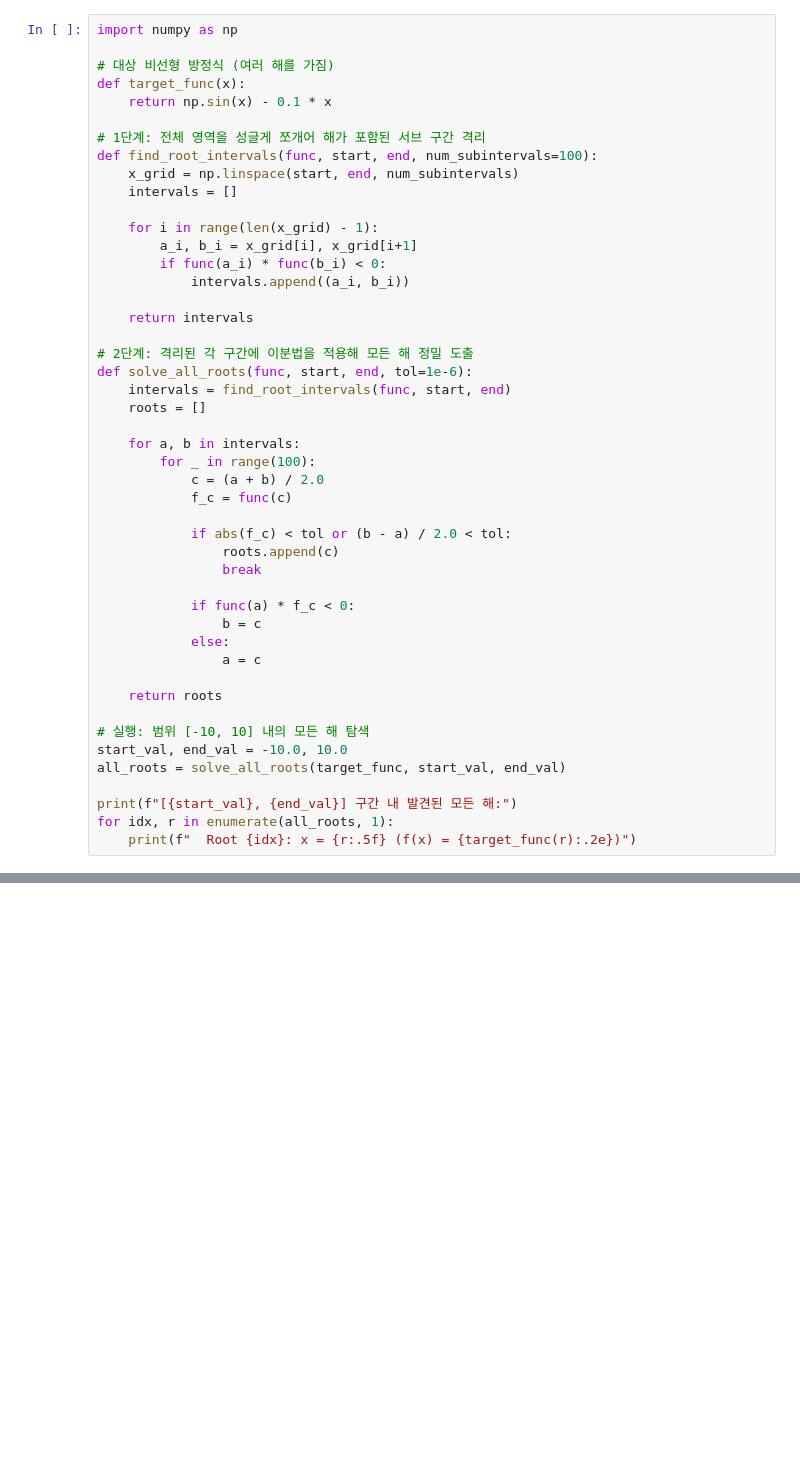
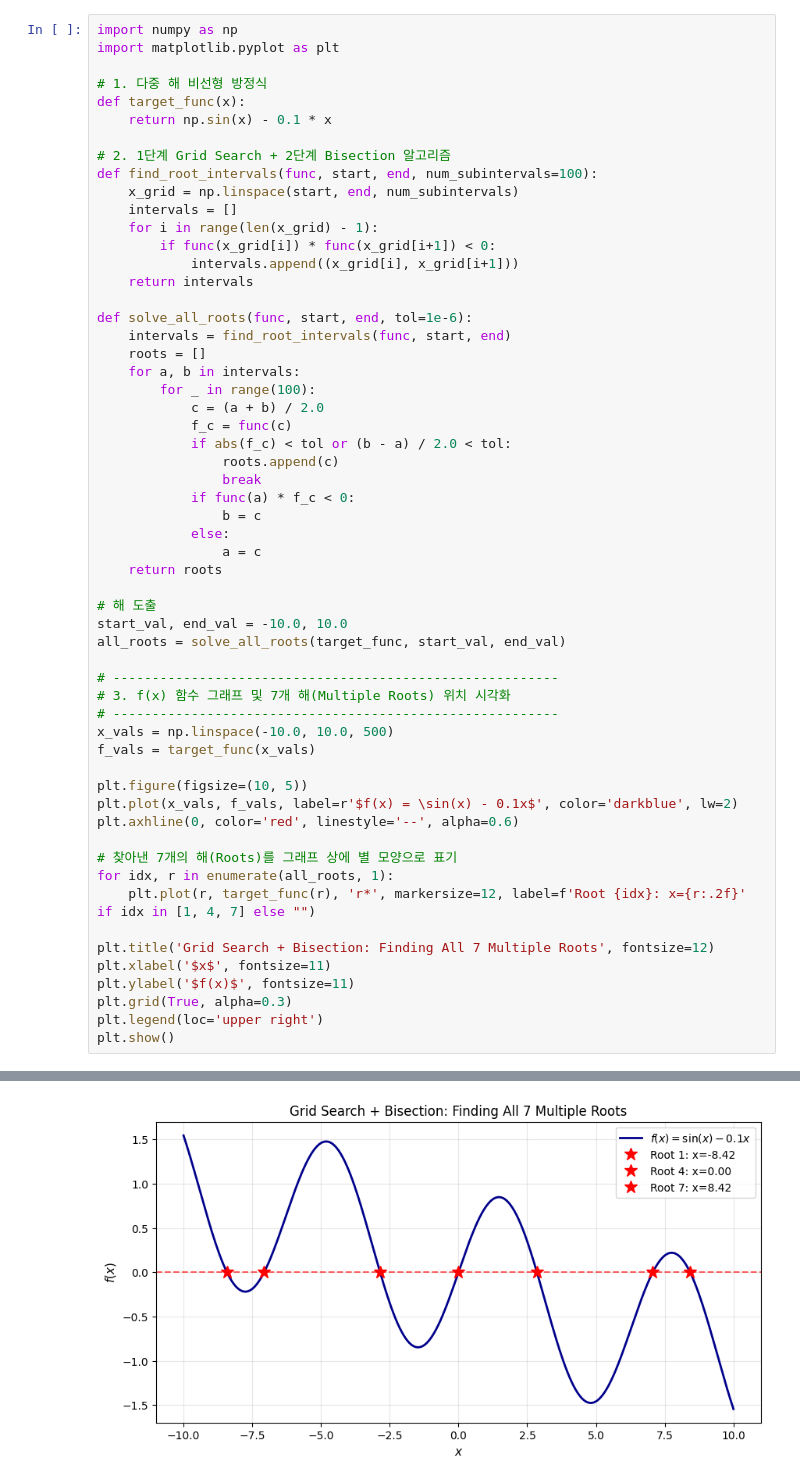
Before and after one commit to artcoding93/Numerical-Recipe-Archive, a Jupyter notebook: 02_Bisection/bisection_method_2.ipynb, the cells around one changed output, grey strips where cells are left out. Saved outputs shown, nothing was run; the diff lists cells and outputs as text; blank space fills up the shorter version.

```diff
--- a/02_Bisection/bisection_method_2.ipynb
+++ b/02_Bisection/bisection_method_2.ipynb
@@ -3,48 +3,58 @@
 # %%
 import numpy as np
+import matplotlib.pyplot as plt
 
-# 대상 비선형 방정식 (여러 해를 가짐)
+# 1. 다중 해 비선형 방정식
 def target_func(x):
     return np.sin(x) - 0.1 * x
 
-# 1단계: 전체 영역을 성글게 쪼개어 해가 포함된 서브 구간 격리
+# 2. 1단계 Grid Search + 2단계 Bisection 알고리즘
 def find_root_intervals(func, start, end, num_subintervals=100):
     x_grid = np.linspace(start, end, num_subintervals)
     intervals = []
-
     for i in range(len(x_grid) - 1):
-        a_i, b_i = x_grid[i], x_grid[i+1]
-        if func(a_i) * func(b_i) < 0:
-            intervals.append((a_i, b_i))
-
+        if func(x_grid[i]) * func(x_grid[i+1]) < 0:
+            intervals.append((x_grid[i], x_grid[i+1]))
     return intervals
 
-# 2단계: 격리된 각 구간에 이분법을 적용해 모든 해 정밀 도출
 def solve_all_roots(func, start, end, tol=1e-6):
     intervals = find_root_intervals(func, start, end)
     roots = []
-
     for a, b in intervals:
         for _ in range(100):
             c = (a + b) / 2.0
             f_c = func(c)
-
             if abs(f_c) < tol or (b - a) / 2.0 < tol:
                 roots.append(c)
                 break
-
             if func(a) * f_c < 0:
                 b = c
             else:
                 a = c
-
     return roots
 
-# 실행: 범위 [-10, 10] 내의 모든 해 탐색
+# 해 도출
 start_val, end_val = -10.0, 10.0
 all_roots = solve_all_roots(target_func, start_val, end_val)
 
-print(f"[{start_val}, {end_val}] 구간 내 발견된 모든 해:")
+# ---------------------------------------------------------
+# 3. f(x) 함수 그래프 및 7개 해(Multiple Roots) 위치 시각화
+# ---------------------------------------------------------
+x_vals = np.linspace(-10.0, 10.0, 500)
+f_vals = target_func(x_vals)
+
+plt.figure(figsize=(10, 5))
+plt.plot(x_vals, f_vals, label=r'$f(x) = \sin(x) - 0.1x$', color='darkblue', lw=2)
+plt.axhline(0, color='red', linestyle='--', alpha=0.6)
+
+# 찾아낸 7개의 해(Roots)를 그래프 상에 별 모양으로 표기
 for idx, r in enumerate(all_roots, 1):
-    print(f"  Root {idx}: x = {r:.5f} (f(x) = {target_func(r):.2e})")
+    plt.plot(r, target_func(r), 'r*', markersize=12, label=f'Root {idx}: x={r:.2f}' if idx in [1, 4, 7] else "")
+
+plt.title('Grid Search + Bisection: Finding All 7 Multiple Roots', fontsize=12)
+plt.xlabel('$x$', fontsize=11)
+plt.ylabel('$f(x)$', fontsize=11)
+plt.grid(True, alpha=0.3)
+plt.legend(loc='upper right')
+plt.show()
 # %% [output]
@@ -58,0 +61 @@ for idx, r in enumerate(all_roots, 1):
+[figure, added]
```
Also changed, not shown: parts of 2 cells of this notebook.
